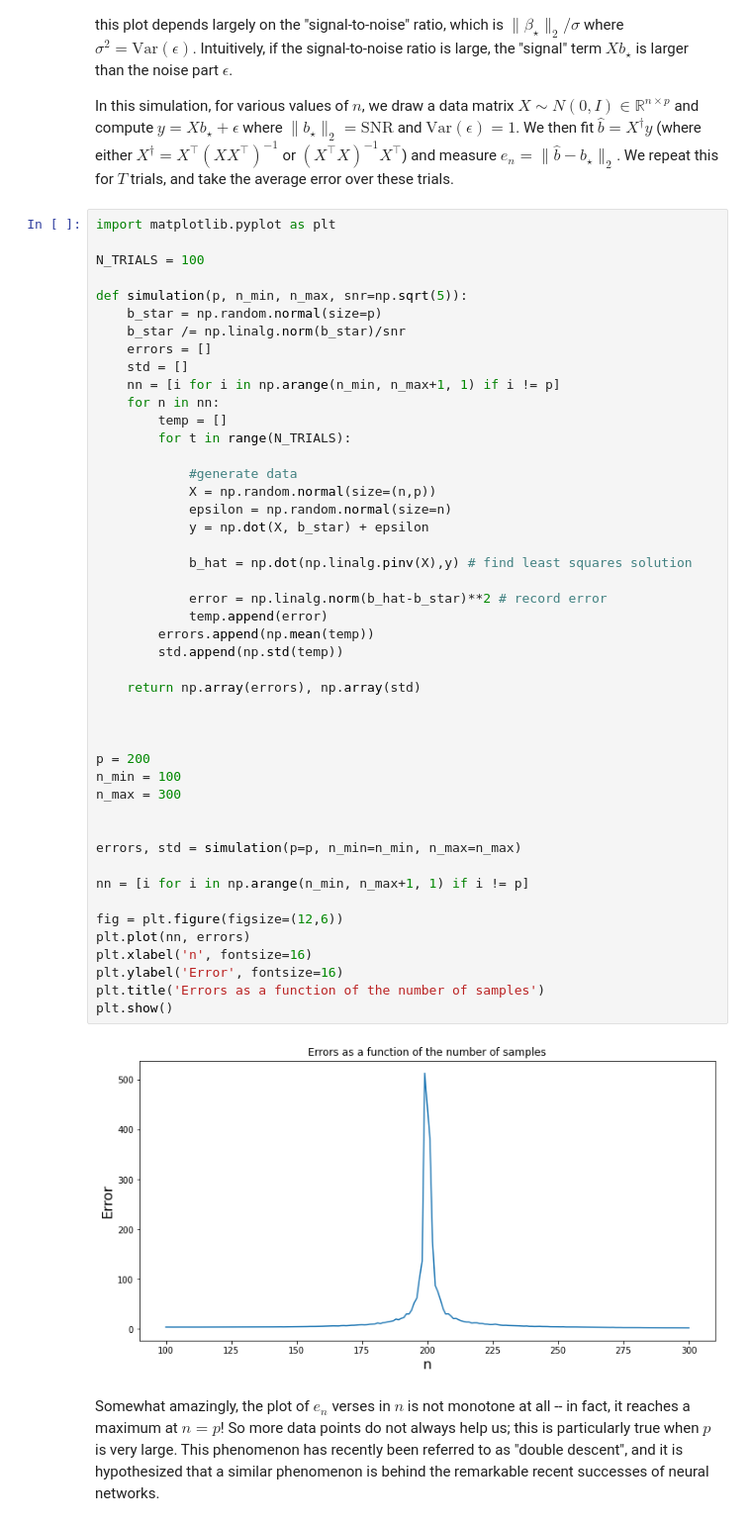
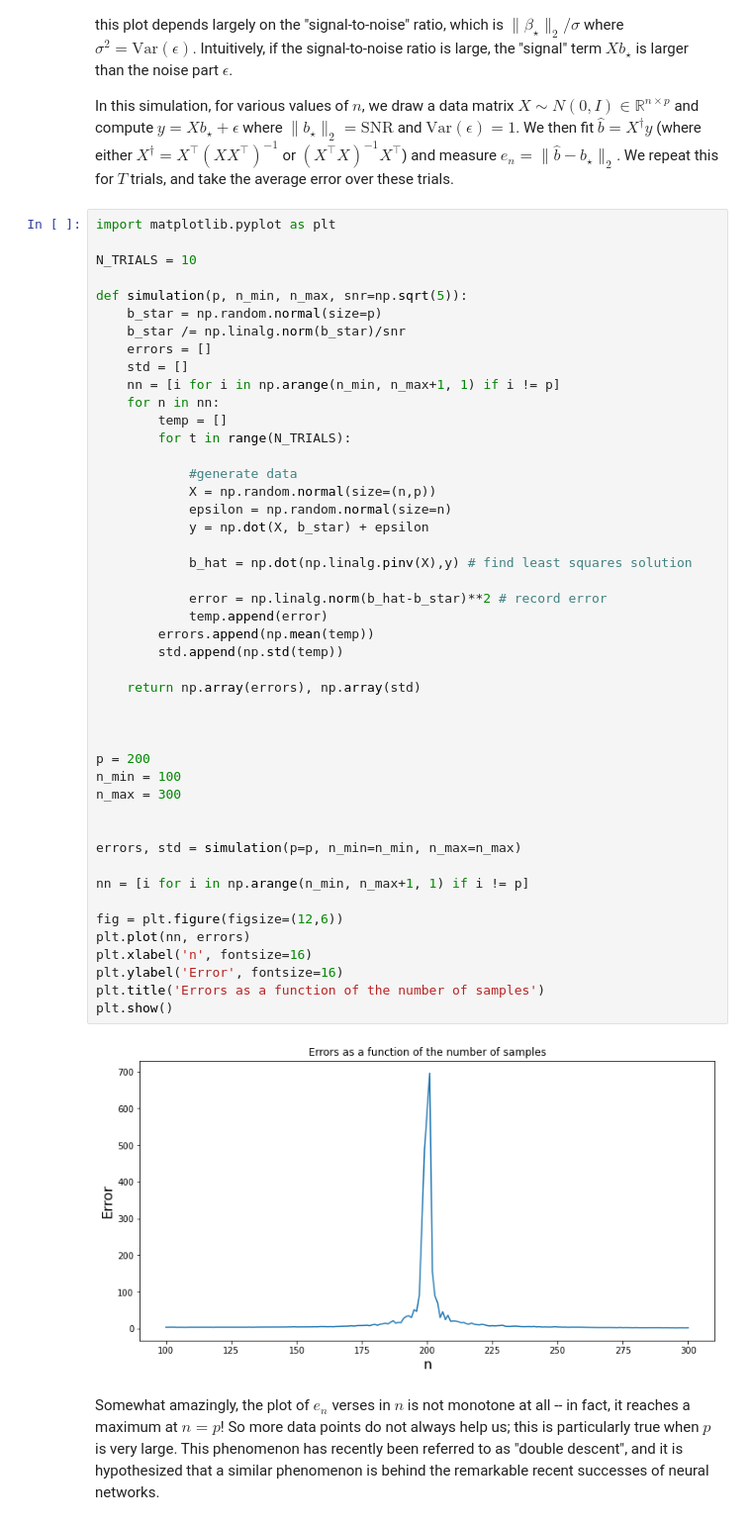
Before and after one commit to erichson/stats89A, a Jupyter notebook: 50_Applications/LS.ipynb, the cells around one changed output. Shown at 99% size. Drawn from its saved outputs; the diff is of its cells as text.

```diff
--- a/50_Applications/LS.ipynb
+++ b/50_Applications/LS.ipynb
@@ -427,7 +427,7 @@ In this simulation, for various values of $n$, we draw a data matrix $X \sim N(0
 # %%
 import matplotlib.pyplot as plt
 
-N_TRIALS = 100
+N_TRIALS = 10
 
 def simulation(p, n_min, n_max, snr=np.sqrt(5)):
     b_star = np.random.normal(size=p)
@@ -444,33 +444,33 @@ def simulation(p, n_min, n_max, snr=np.sqrt(5)):
             epsilon = np.random.normal(size=n)
             y = np.dot(X, b_star) + epsilon
 
             b_hat = np.dot(np.linalg.pinv(X),y) # find least squares solution
 
             error = np.linalg.norm(b_hat-b_star)**2 # record error
             temp.append(error)
         errors.append(np.mean(temp))
         std.append(np.std(temp))
 
     return np.array(errors), np.array(std)
 
 
 
 p = 200
 n_min = 100
 n_max = 300
 
 
 errors, std = simulation(p=p, n_min=n_min, n_max=n_max)
 
 nn = [i for i in np.arange(n_min, n_max+1, 1) if i != p]
 
 fig = plt.figure(figsize=(12,6))
 plt.plot(nn, errors)
 plt.xlabel('n', fontsize=16)
 plt.ylabel('Error', fontsize=16)
 plt.title('Errors as a function of the number of samples')
 plt.show()
 # %% [output]
-[figure, old version]
+[figure, new version]
 # %% [markdown]
 Somewhat amazingly, the plot of $e_n$ verses in $n$ is not monotone at all -- in fact, it reaches a maximum at $n=p$! So more data points do not always help us; this is particularly true when $p$ is very large. This phenomenon has recently been referred to as "double descent", and it is hypothesized that a similar phenomenon is behind the remarkable recent successes of neural networks.
```
Also changed, not shown: parts of 3 cells of this notebook.
